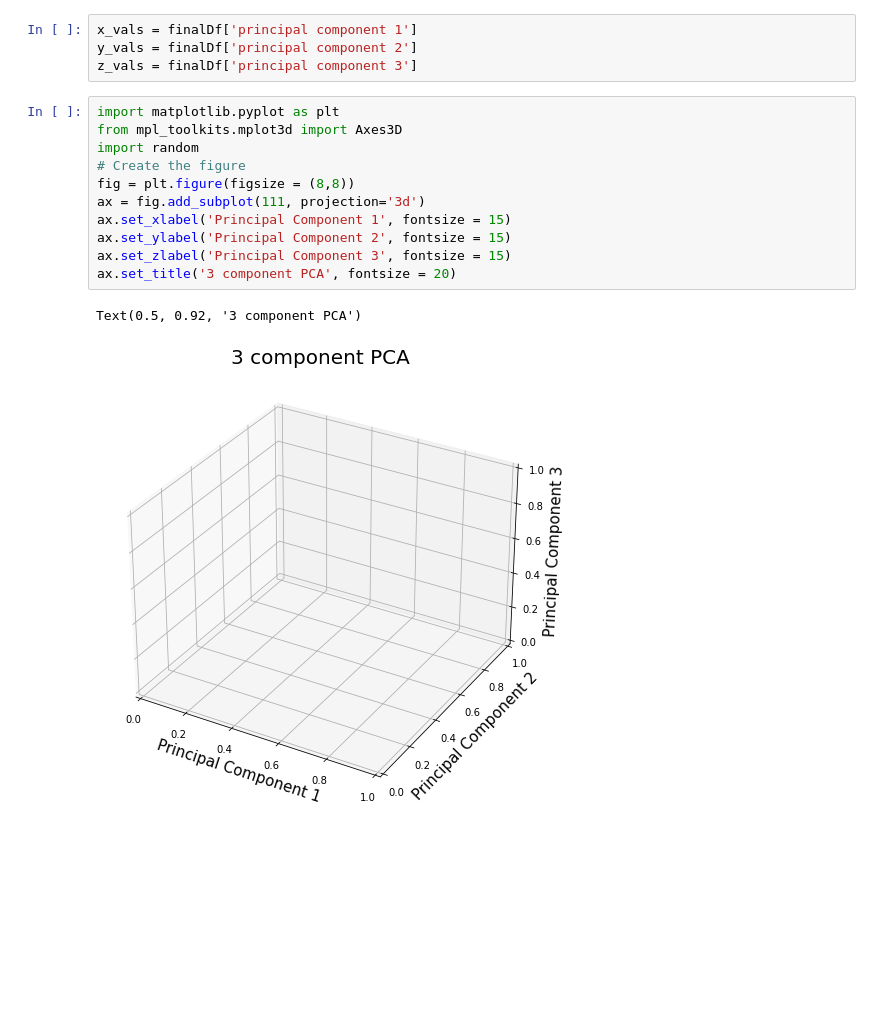
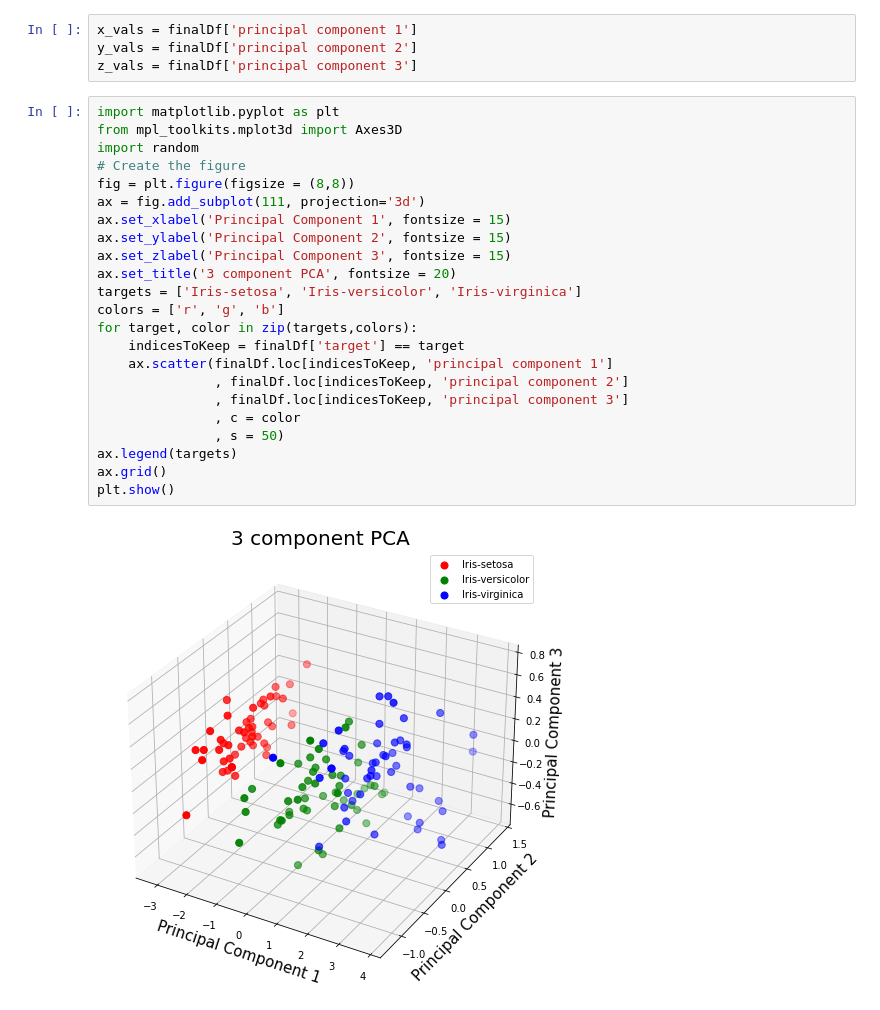
Before and after one commit to Smriti1996/Data-Science-INeuron-, a Jupyter notebook: Data Visualization.ipynb, the cells around one changed output. Saved outputs shown, nothing was run; the diff lists cells and outputs as text; blank space fills up the shorter version.

```diff
--- a/Data Visualization.ipynb
+++ b/Data Visualization.ipynb
@@ -22,14 +22,25 @@ z_vals = finalDf['principal component 3']
 # %%
 import matplotlib.pyplot as plt
 from mpl_toolkits.mplot3d import Axes3D
 import random
 # Create the figure
 fig = plt.figure(figsize = (8,8))
 ax = fig.add_subplot(111, projection='3d')
 ax.set_xlabel('Principal Component 1', fontsize = 15)
 ax.set_ylabel('Principal Component 2', fontsize = 15)
 ax.set_zlabel('Principal Component 3', fontsize = 15)
 ax.set_title('3 component PCA', fontsize = 20)
+targets = ['Iris-setosa', 'Iris-versicolor', 'Iris-virginica']
+colors = ['r', 'g', 'b']
+for target, color in zip(targets,colors):
+    indicesToKeep = finalDf['target'] == target
+    ax.scatter(finalDf.loc[indicesToKeep, 'principal component 1']
+               , finalDf.loc[indicesToKeep, 'principal component 2']
+               , finalDf.loc[indicesToKeep, 'principal component 3']
+               , c = color
+               , s = 50)
+ax.legend(targets)
+ax.grid()
+plt.show()
 # %% [output]
-Text(0.5, 0.92, '3 component PCA')
-[figure, old version]
+[figure, new version]
```
